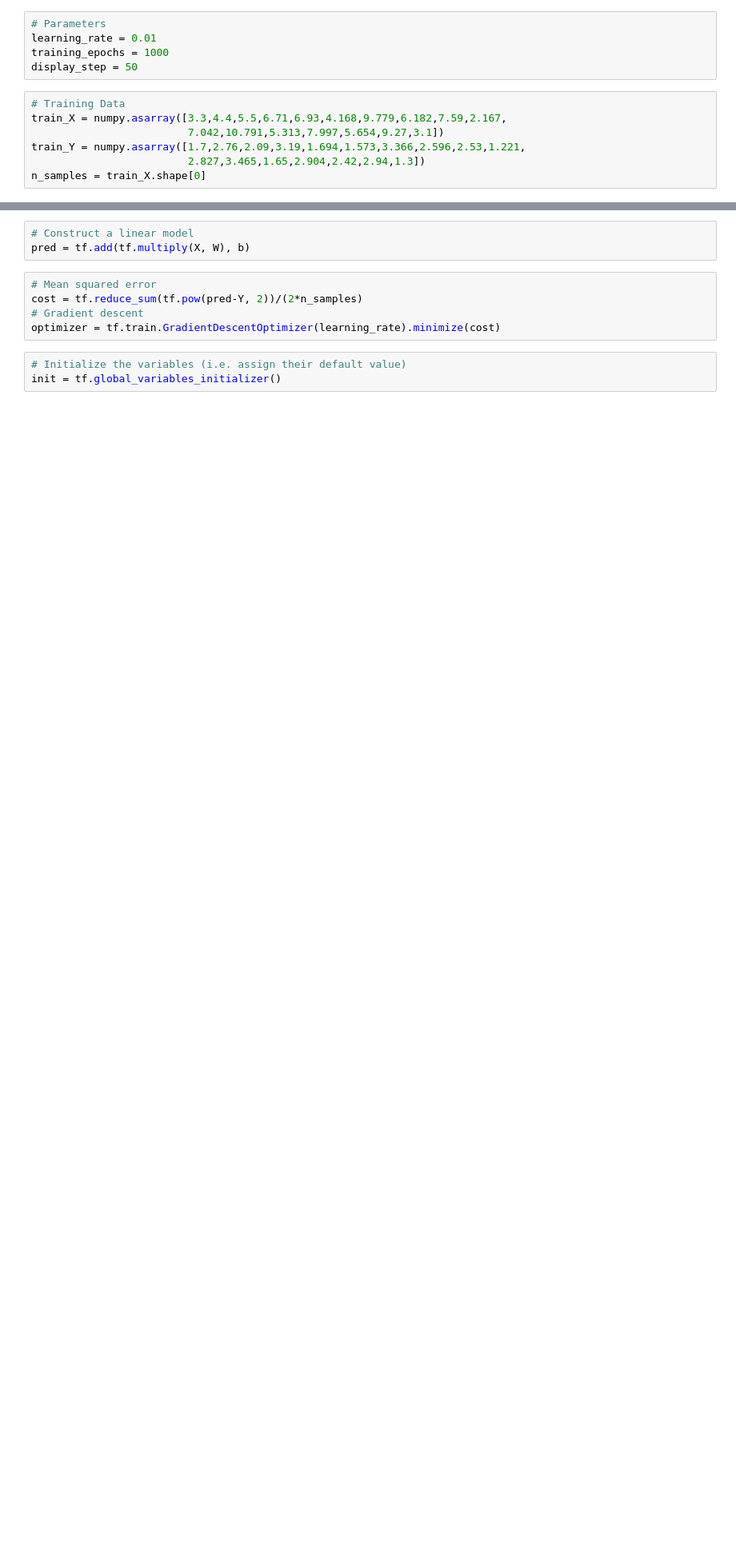
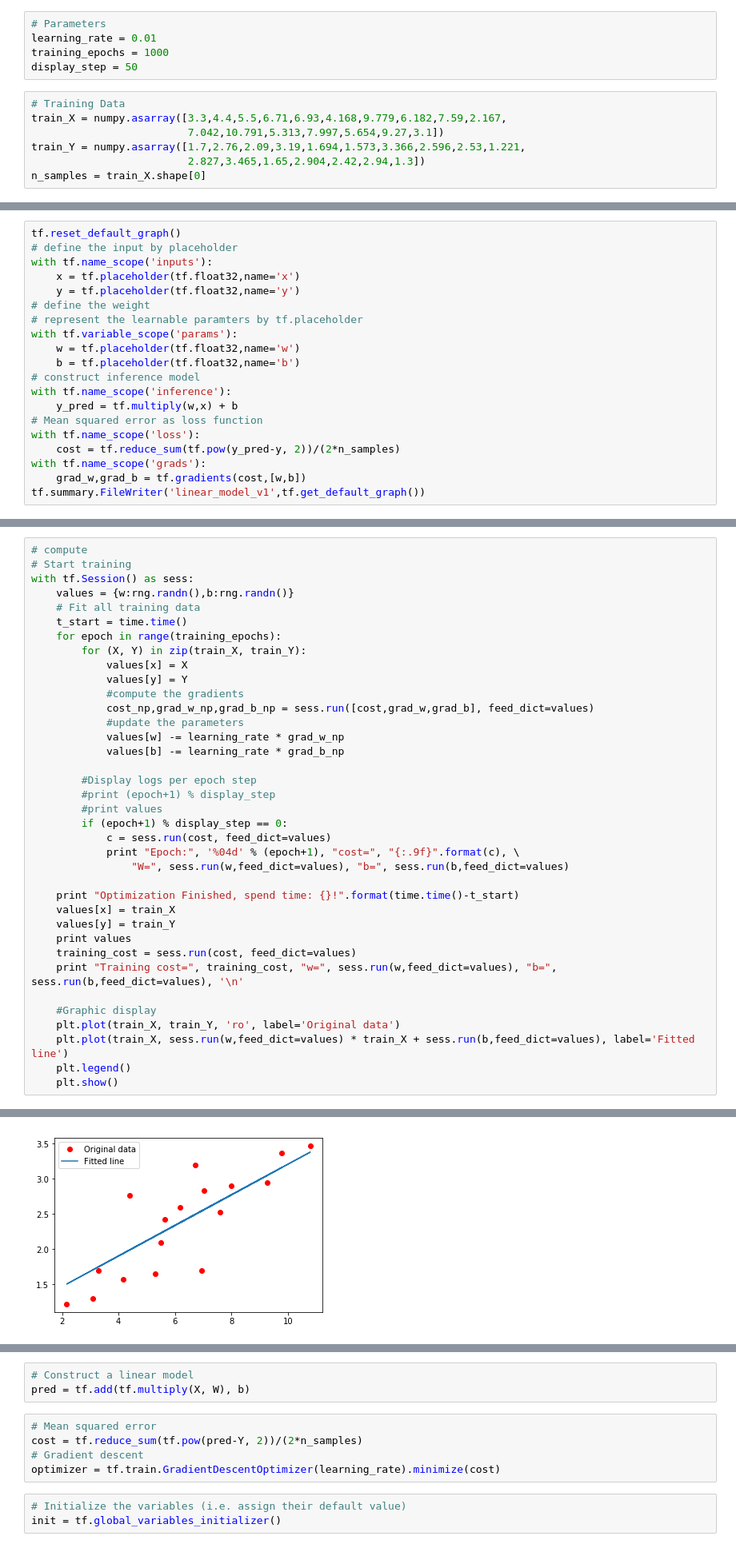
Before and after one commit to yule-li/tensorflow-practice, a Jupyter notebook: components/optimizer/linear_regression.ipynb, the cells around one changed output, grey strips where cells are left out. Shown at 80% size. Drawn from its saved outputs; the diff is of its cells as text; blank space fills up the shorter version.

```diff
--- a/components/optimizer/linear_regression.ipynb
+++ b/components/optimizer/linear_regression.ipynb
@@ -21,0 +52,20 @@ n_samples = train_X.shape[0]
+# %%
+tf.reset_default_graph()
+# define the input by placeholder
+with tf.name_scope('inputs'):
+    x = tf.placeholder(tf.float32,name='x')
+    y = tf.placeholder(tf.float32,name='y')
+# define the weight
+# represent the learnable paramters by tf.placeholder
+with tf.variable_scope('params'):
+    w = tf.placeholder(tf.float32,name='w')
+    b = tf.placeholder(tf.float32,name='b')
+# construct inference model
+with tf.name_scope('inference'):
+    y_pred = tf.multiply(w,x) + b
+# Mean squared error as loss function
+with tf.name_scope('loss'):
+    cost = tf.reduce_sum(tf.pow(y_pred-y, 2))/(2*n_samples)
+with tf.name_scope('grads'):
+    grad_w,grad_b = tf.gradients(cost,[w,b])
+tf.summary.FileWriter('linear_model_v1',tf.get_default_graph())
@@ -21,0 +74,38 @@ n_samples = train_X.shape[0]
+# %%
+# compute
+# Start training
+with tf.Session() as sess:
+    values = {w:rng.randn(),b:rng.randn()}
+    # Fit all training data
+    t_start = time.time()
+    for epoch in range(training_epochs):
+        for (X, Y) in zip(train_X, train_Y):
+            values[x] = X
+            values[y] = Y
+            #compute the gradients
+            cost_np,grad_w_np,grad_b_np = sess.run([cost,grad_w,grad_b], feed_dict=values)
+            #update the parameters
+            values[w] -= learning_rate * grad_w_np
+            values[b] -= learning_rate * grad_b_np
+
+        #Display logs per epoch step
+        #print (epoch+1) % display_step
+        #print values
+        if (epoch+1) % display_step == 0:
+            c = sess.run(cost, feed_dict=values)
+            print "Epoch:", '%04d' % (epoch+1), "cost=", "{:.9f}".format(c), \
+                "W=", sess.run(w,feed_dict=values), "b=", sess.run(b,feed_dict=values)
+
+    print "Optimization Finished, spend time: {}!".format(time.time()-t_start)
+    values[x] = train_X
+    values[y] = train_Y
+    print values
+    training_cost = sess.run(cost, feed_dict=values)
+    print "Training cost=", training_cost, "w=", sess.run(w,feed_dict=values), "b=", sess.run(b,feed_dict=values), '\n'
+
+    #Graphic display
+    plt.plot(train_X, train_Y, 'ro', label='Original data')
+    plt.plot(train_X, sess.run(w,feed_dict=values) * train_X + sess.run(b,feed_dict=values), label='Fitted line')
+    plt.legend()
+    plt.show()
+# %% [output]
@@ -21,0 +129 @@ n_samples = train_X.shape[0]
+[figure, added]
```
Also changed, not shown: parts of 15 cells of this notebook, 3 other files.
